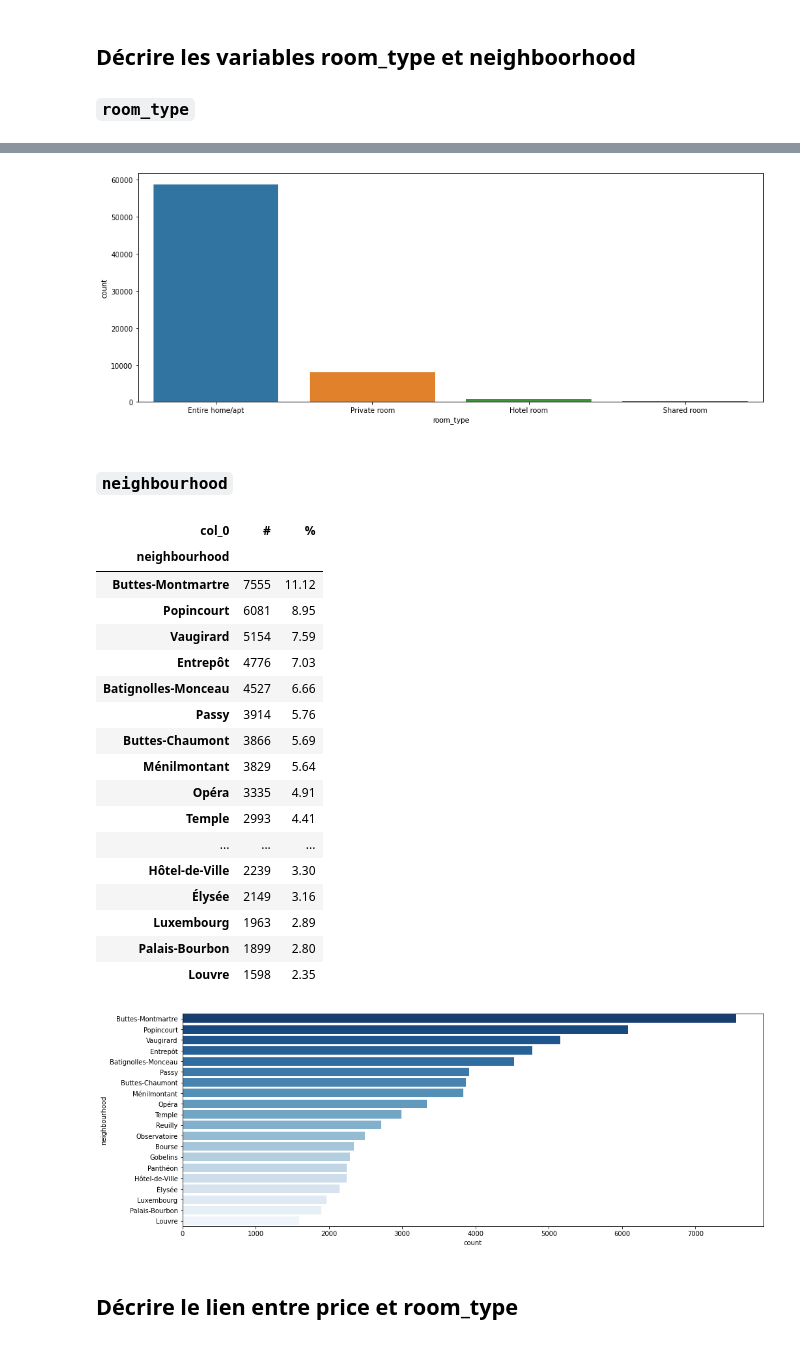
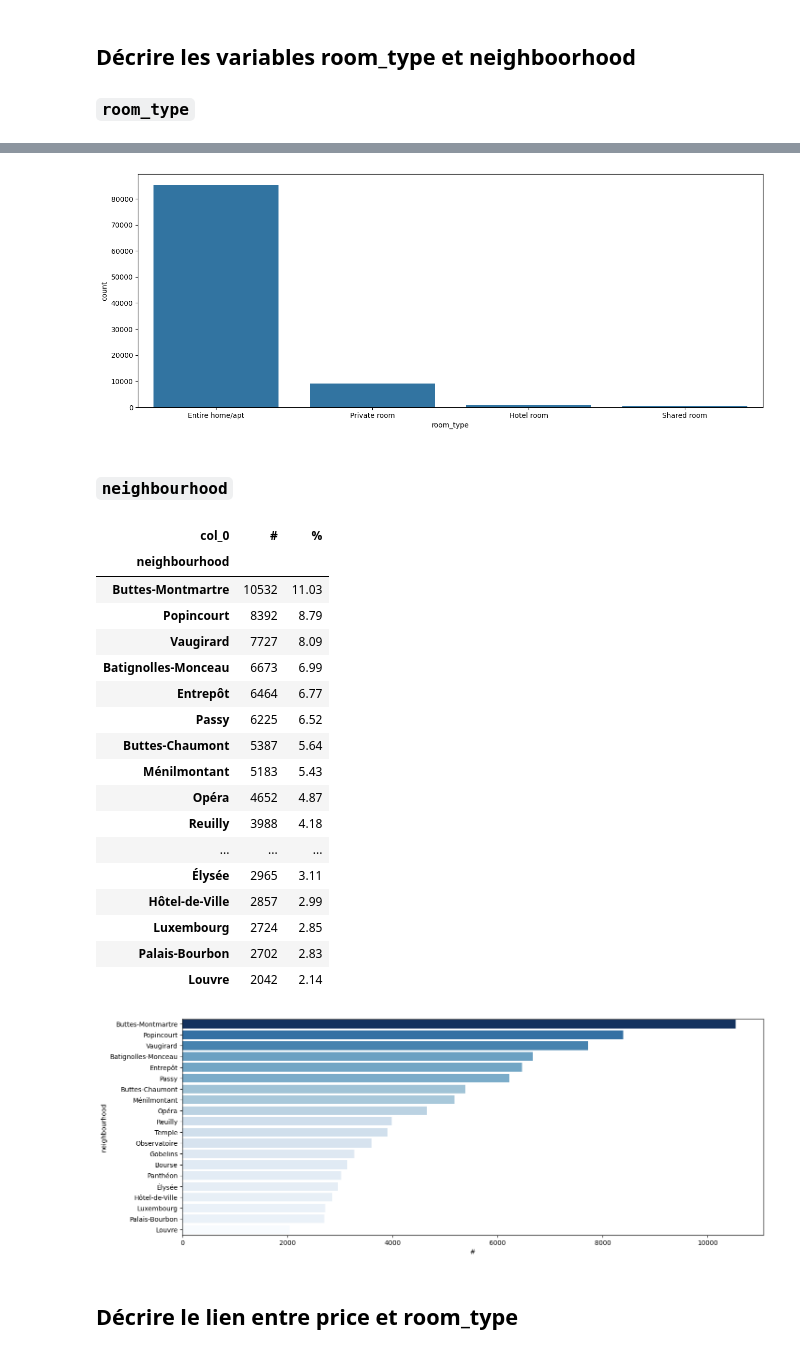
Before and after one commit to fxjollois/cours-2024-2025, a Jupyter notebook: ufr--m1-dci--ecd/seance2-correction.ipynb, the cells around one changed output, grey strips where cells are left out. Saved outputs shown, nothing was run; the diff lists cells and outputs as text; code cells hidden in the pictures.

```diff
--- a/ufr--m1-dci--ecd/seance2-correction.ipynb
+++ b/ufr--m1-dci--ecd/seance2-correction.ipynb
@@ -10,7 +9,7 @@ import seaborn
 # %% [markdown]
 ## Récupérer les données dans un DataFrame
 # %%
-url = "http://data.insideairbnb.com/france/ile-de-france/paris/2023-09-04/visualisations/listings.csv"
+url = "listings.csv"
 data = pandas.read_csv(url, header = 0, sep = ",")
 data.head()
 # %% [output]
@@ -121,7 +120,7 @@ tab
 matplotlib.pyplot.figure(figsize = (16, 6))
 seaborn.countplot(x = "room_type", data = data, order = tab.index);
 # %% [output]
-[figure, old version]
+[figure, new version]
 # %% [markdown]
 ### `neighbourhood`
 # %%
@@ -135,28 +134,28 @@ tab
 # %% [output]
 | col_0 | # | % |
 | neighbourhood |  |  |
-| Buttes-Montmartre | 7555 | 11.12 |
-| Popincourt | 6081 | 8.95 |
-| Vaugirard | 5154 | 7.59 |
-| Entrepôt | 4776 | 7.03 |
-| Batignolles-Monceau | 4527 | 6.66 |
-| Passy | 3914 | 5.76 |
-| Buttes-Chaumont | 3866 | 5.69 |
-| Ménilmontant | 3829 | 5.64 |
-| Opéra | 3335 | 4.91 |
-| Temple | 2993 | 4.41 |
+| Buttes-Montmartre | 10532 | 11.03 |
+| Popincourt | 8392 | 8.79 |
+| Vaugirard | 7727 | 8.09 |
+| Batignolles-Monceau | 6673 | 6.99 |
+| Entrepôt | 6464 | 6.77 |
+| Passy | 6225 | 6.52 |
+| Buttes-Chaumont | 5387 | 5.64 |
+| Ménilmontant | 5183 | 5.43 |
+| Opéra | 4652 | 4.87 |
+| Reuilly | 3988 | 4.18 |
 | ... | ... | ... |
-| Hôtel-de-Ville | 2239 | 3.30 |
-| Élysée | 2149 | 3.16 |
-| Luxembourg | 1963 | 2.89 |
-| Palais-Bourbon | 1899 | 2.80 |
-| Louvre | 1598 | 2.35 |
+| Élysée | 2965 | 3.11 |
+| Hôtel-de-Ville | 2857 | 2.99 |
+| Luxembourg | 2724 | 2.85 |
+| Palais-Bourbon | 2702 | 2.83 |
+| Louvre | 2042 | 2.14 |
 # %%
 matplotlib.pyplot.figure(figsize = (16, 6))
-seaborn.countplot(y = "neighbourhood", data = data, order = tab.index,
-                  palette = "Blues_r");
+seaborn.barplot(y = "neighbourhood", x = "#", hue = "#", data = tab,
+                  order = tab.index, legend = False, palette = "Blues");
 # %% [output]
-[figure, old version]
+[figure, new version]
 # %% [markdown]
 ## Décrire le lien entre price et room_type
 # %%
```
Also changed, not shown: parts of 20 cells of this notebook, 2 other files.
